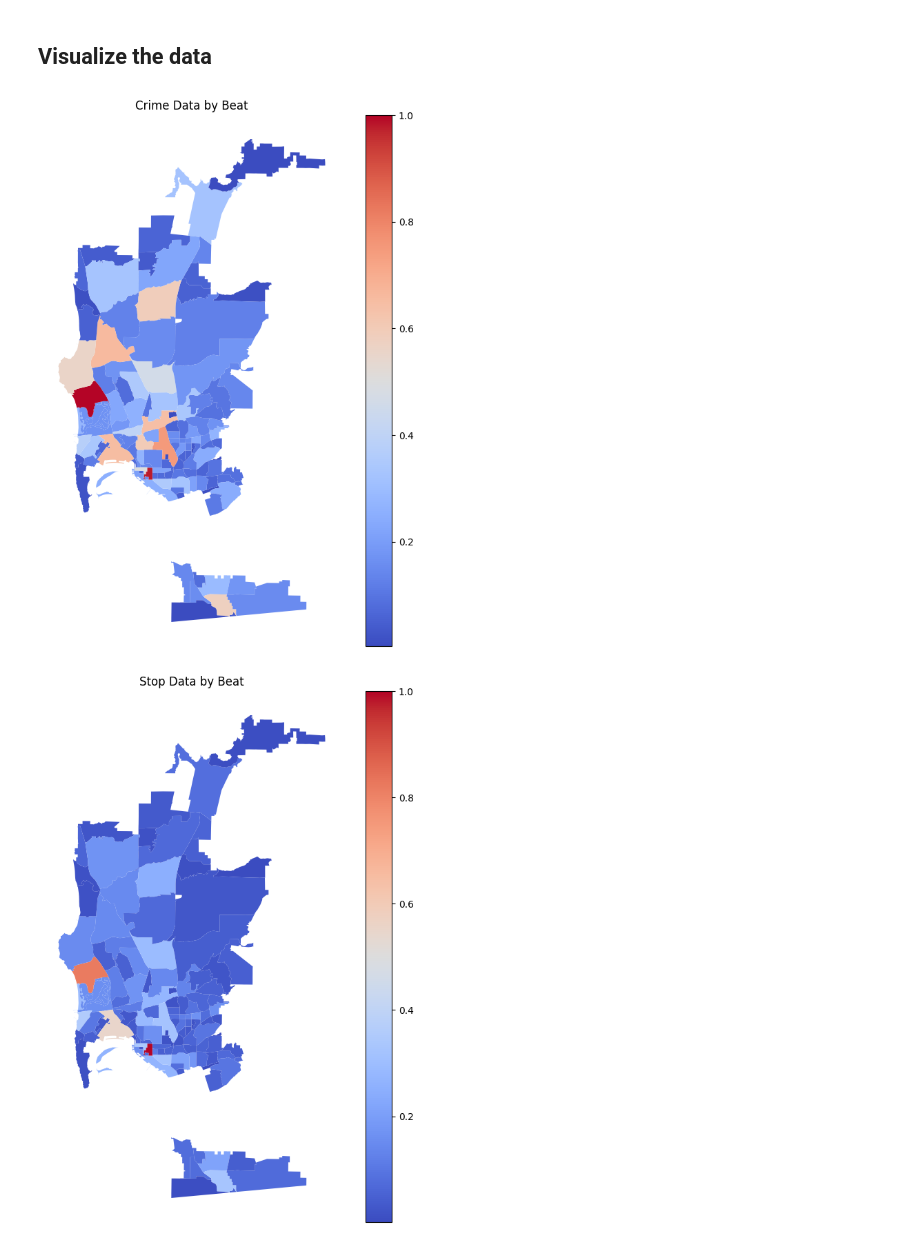
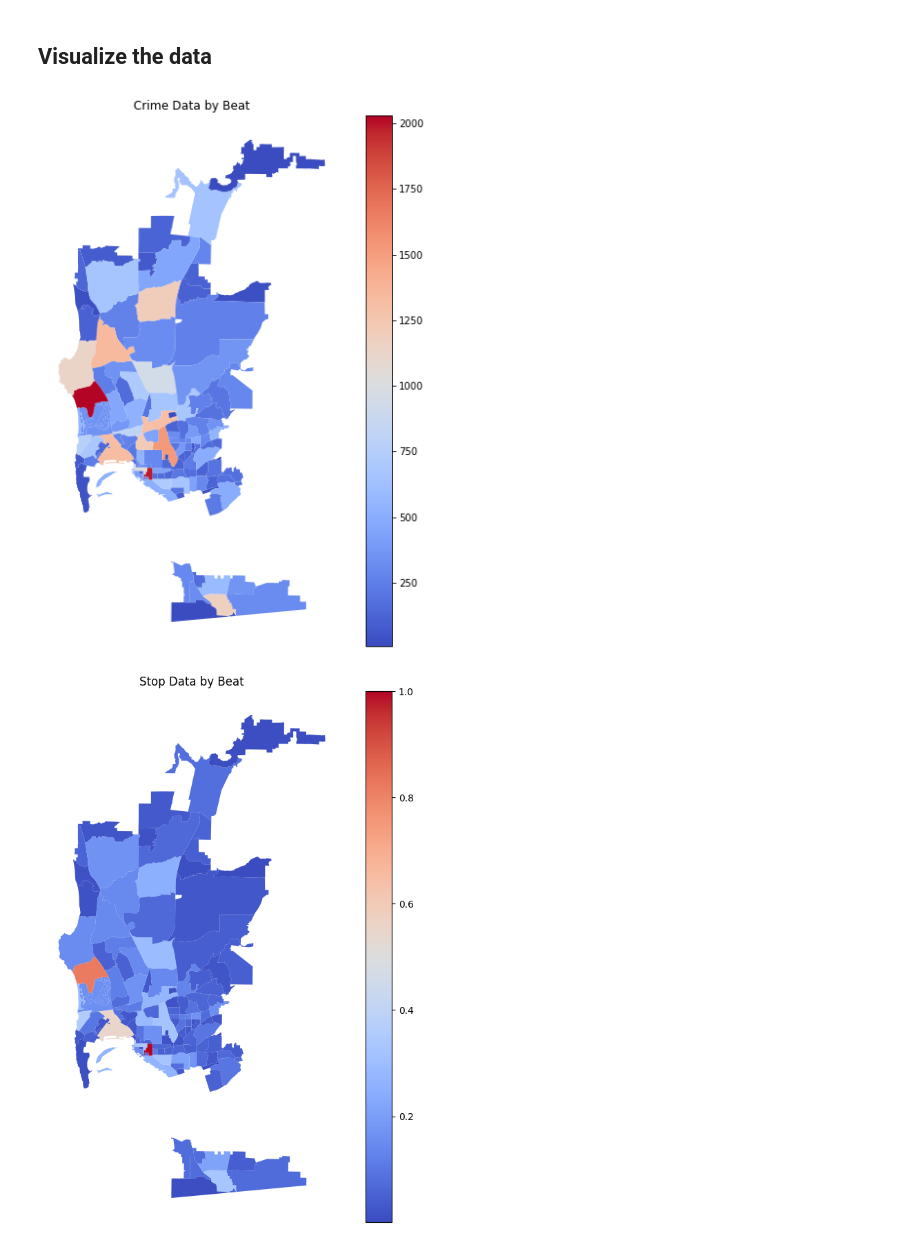
Before and after one commit to aldabbagh/DPI617, a Jupyter notebook: starter.ipynb, the cells around one changed output. Cells and saved outputs as stored; diff of their text form; code cells hidden in the pictures.

```diff
--- a/starter.ipynb
+++ b/starter.ipynb
@@ -526,28 +520,28 @@ NameError: name 'model1' is not defined
 # %%
 # visualize the data of crimes by beat
 # Read the shapefile
 shapefile_path = 'pd_beats_datasd/pd_beats_datasd.shp'
 beat_geodata = gpd.read_file(shapefile_path)
 
 # Convert beat column to numeric
 beat_geodata['beat'] = pd.to_numeric(beat_geodata['beat'])
 
 # copy model1_data to viz_data
 viz_data = model1_data.copy()
 
 # Merge the geodata with the aggregated stop data
 merged_geodata = beat_geodata.merge(viz_data, on='beat')
 
 # scale crimes between 0 and 1
-merged_geodata["num_crimes"] = merged_geodata["num_crimes"]/max(merged_geodata["num_crimes"])
+#merged_geodata["num_crimes"] = merged_geodata["num_crimes"]/max(merged_geodata["num_crimes"])
 
 # Plot the choropleth map
 fig, ax = plt.subplots(1, 1, figsize=(10, 10))
 merged_geodata.plot(column='num_crimes', cmap='coolwarm', legend=True, ax=ax)
 ax.set_title('Crime Data by Beat')
 ax.set_axis_off()
 # %% [output]
-[figure, old version]
+[figure, new version]
 # %%
 # scale stops between 0 and 1
 merged_geodata["num_stops"] = merged_geodata["num_stops"]/max(merged_geodata["num_stops"])
```
Also changed, not shown: parts of 13 cells of this notebook, 2 other files.
